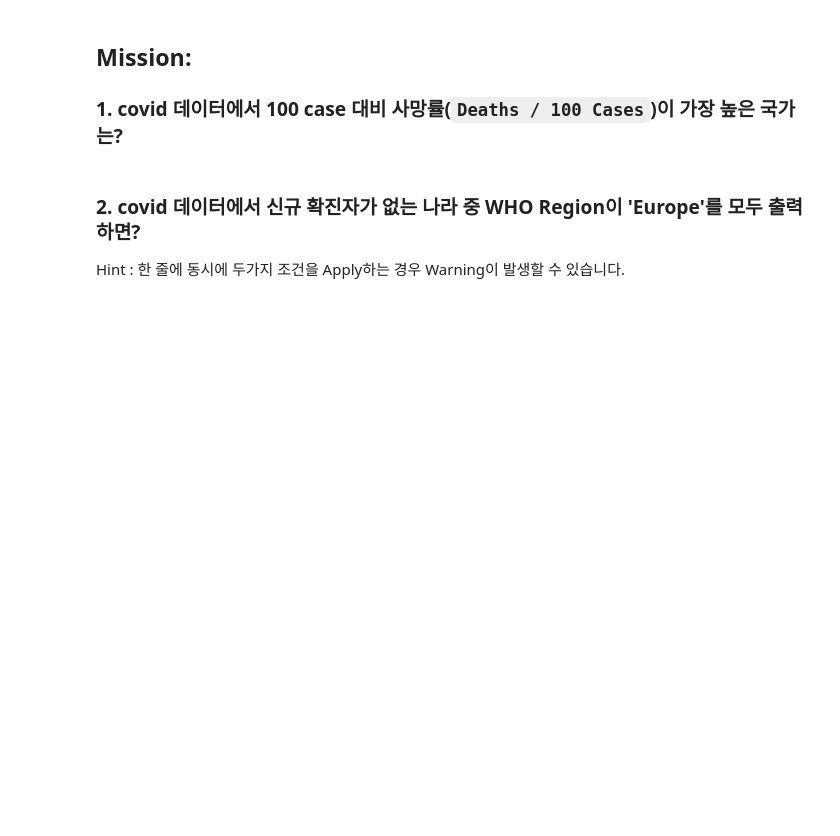
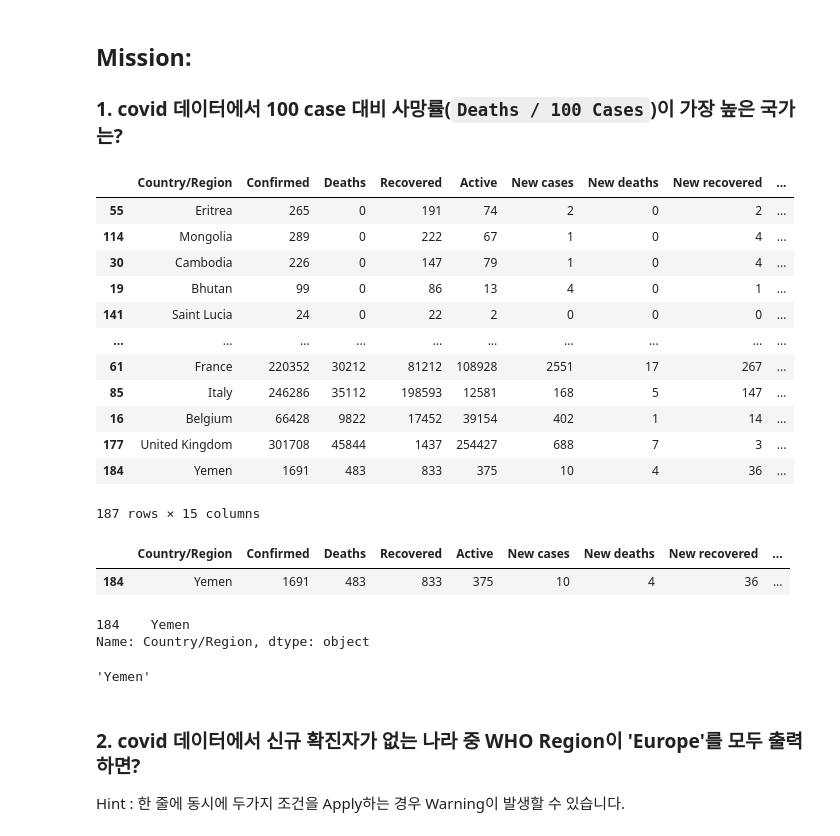
Before and after one commit to super-corini/programmers_kdt_II, a Jupyter notebook: 2. 파이썬으로 데이터 주무르기, pandas.ipynb, the cells around one changed output. Cells and saved outputs as stored; diff of their text form; code cells hidden in the pictures; blank space fills up the shorter version.

```diff
--- a/2. 파이썬으로 데이터 주무르기, pandas.ipynb
+++ b/2. 파이썬으로 데이터 주무르기, pandas.ipynb
@@ -26,6 +413,43 @@
 # %% [markdown]
 ## Mission:
 ### 1. covid 데이터에서 100 case 대비 사망률(`Deaths / 100 Cases`)이 가장 높은 국가는?
+# %%
+# 데이터 확인 1
+
+covid.sort_values(by="Deaths / 100 Cases")
+# %% [output]
+|  | Country/Region | Confirmed | Deaths | Recovered | Active | New cases | New deaths | New recovered | ... |
+| 55 | Eritrea | 265 | 0 | 191 | 74 | 2 | 0 | 2 | ... |
+| 114 | Mongolia | 289 | 0 | 222 | 67 | 1 | 0 | 4 | ... |
+| 30 | Cambodia | 226 | 0 | 147 | 79 | 1 | 0 | 4 | ... |
+| 19 | Bhutan | 99 | 0 | 86 | 13 | 4 | 0 | 1 | ... |
+| 141 | Saint Lucia | 24 | 0 | 22 | 2 | 0 | 0 | 0 | ... |
+| ... | ... | ... | ... | ... | ... | ... | ... | ... | ... |
+| 61 | France | 220352 | 30212 | 81212 | 108928 | 2551 | 17 | 267 | ... |
+| 85 | Italy | 246286 | 35112 | 198593 | 12581 | 168 | 5 | 147 | ... |
+| 16 | Belgium | 66428 | 9822 | 17452 | 39154 | 402 | 1 | 14 | ... |
+| 177 | United Kingdom | 301708 | 45844 | 1437 | 254427 | 688 | 7 | 3 | ... |
+| 184 | Yemen | 1691 | 483 | 833 | 375 | 10 | 4 | 36 | ... |
+187 rows × 15 columns
+# %%
+# 풀이1
+
+covid[covid["Deaths / 100 Cases"] == covid["Deaths / 100 Cases"].max()]
+# %% [output]
+|  | Country/Region | Confirmed | Deaths | Recovered | Active | New cases | New deaths | New recovered | ... |
+| 184 | Yemen | 1691 | 483 | 833 | 375 | 10 | 4 | 36 | ... |
+# %%
+# 풀이2
+print(covid["Country/Region"][covid["Deaths / 100 Cases"] == covid["Deaths / 100 Cases"].max()]); print()
+# %% [output]
+184    Yemen
+Name: Country/Region, dtype: object
+# %%
+# 풀이3
+a = covid.loc[:, "Country/Region"][covid["Deaths / 100 Cases"] == covid["Deaths / 100 Cases"].max()]
+list(a)[0]
+# %% [output]
+'Yemen'
 # %% [markdown]
 ### 2. covid 데이터에서 신규 확진자가 없는 나라 중 WHO Region이 'Europe'를 모두 출력하면?
 Hint : 한 줄에 동시에 두가지 조건을 Apply하는 경우 Warning이 발생할 수 있습니다.
```
Also changed, not shown: parts of 42 cells of this notebook, 3 other files.
